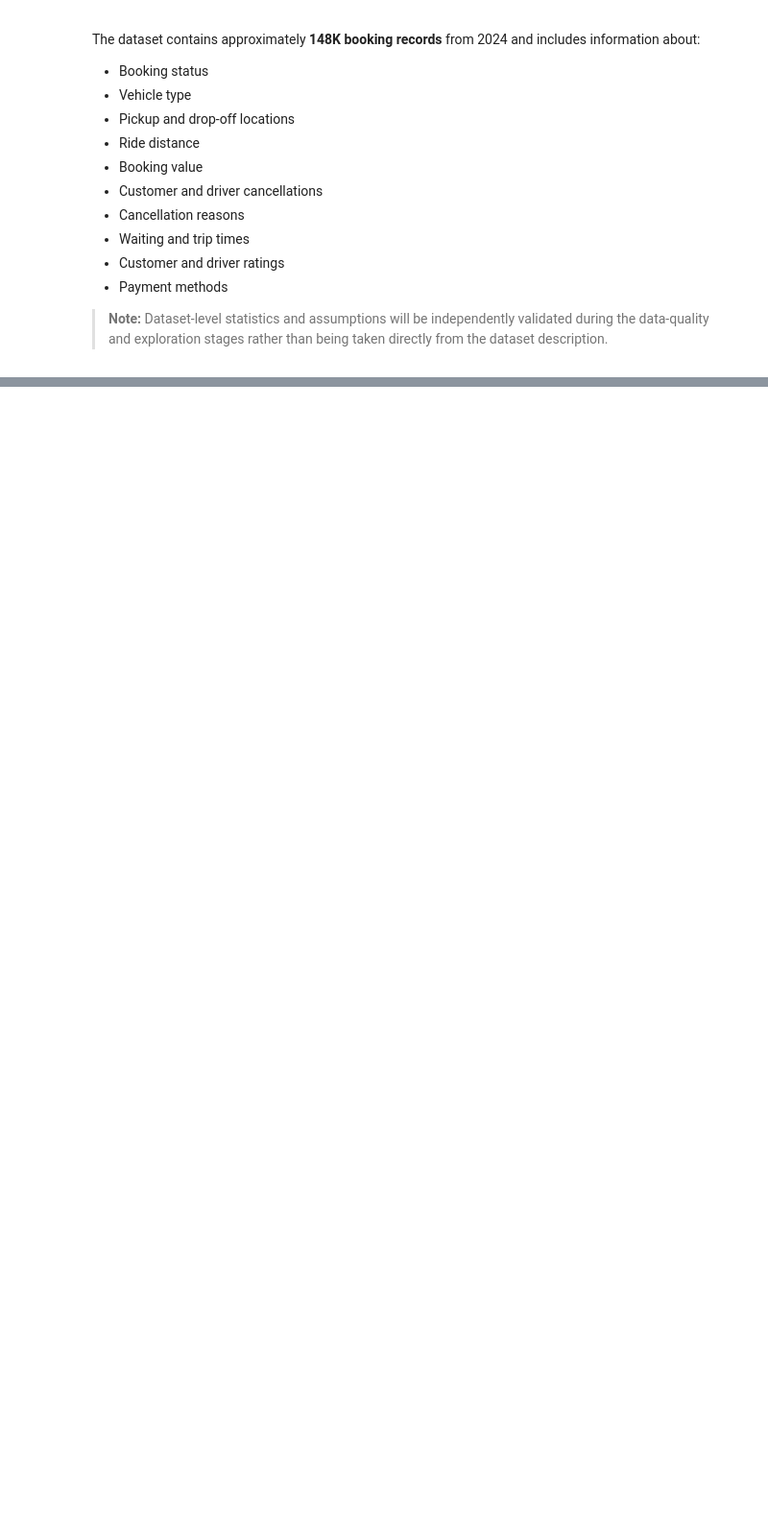
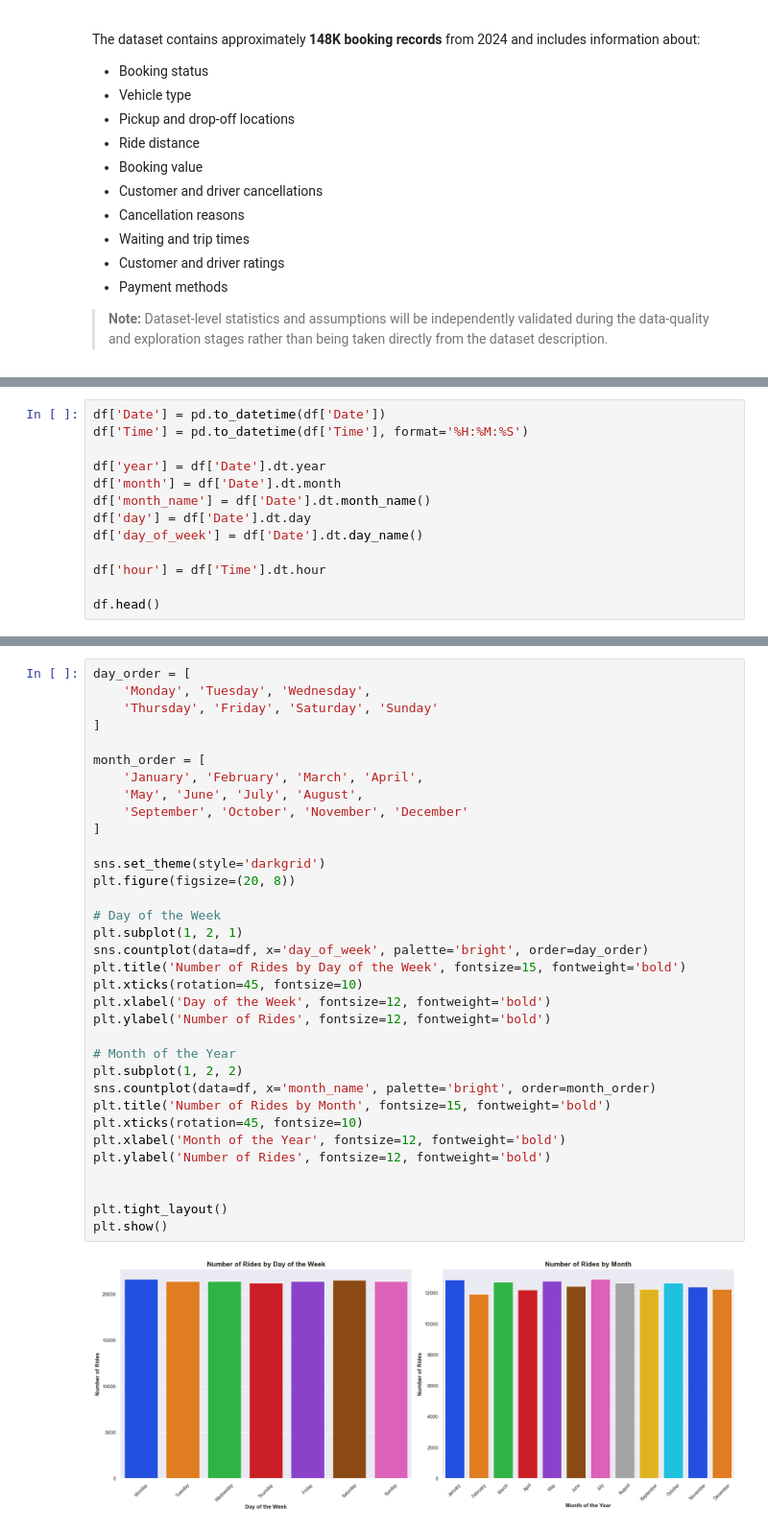
Before and after one commit to Seif-Elmezaien/Uber-Ride-EDA, a Jupyter notebook: Uber Ride EDA.ipynb, the cells around one changed output, grey strips where cells are left out. Shown at 96% size. Drawn from its saved outputs; the diff is of its cells as text; blank space fills up the shorter version.

```diff
--- a/Uber Ride EDA.ipynb
+++ b/Uber Ride EDA.ipynb
@@ -82,0 +190,13 @@ df.head()
+# %%
+df['Date'] = pd.to_datetime(df['Date'])
+df['Time'] = pd.to_datetime(df['Time'], format='%H:%M:%S')
+
+df['year'] = df['Date'].dt.year
+df['month'] = df['Date'].dt.month
+df['month_name'] = df['Date'].dt.month_name()
+df['day'] = df['Date'].dt.day
+df['day_of_week'] = df['Date'].dt.day_name()
+
+df['hour'] = df['Time'].dt.hour
+
+df.head()
@@ -82,0 +217,36 @@ df.head()
+# %%
+day_order = [
+    'Monday', 'Tuesday', 'Wednesday',
+    'Thursday', 'Friday', 'Saturday', 'Sunday'
+]
+
+month_order = [
+    'January', 'February', 'March', 'April',
+    'May', 'June', 'July', 'August',
+    'September', 'October', 'November', 'December'
+]
+
+sns.set_theme(style='darkgrid')
+plt.figure(figsize=(20, 8))
+
+# Day of the Week
+plt.subplot(1, 2, 1)
+sns.countplot(data=df, x='day_of_week', palette='bright', order=day_order)
+plt.title('Number of Rides by Day of the Week', fontsize=15, fontweight='bold')
+plt.xticks(rotation=45, fontsize=10)
+plt.xlabel('Day of the Week', fontsize=12, fontweight='bold')
+plt.ylabel('Number of Rides', fontsize=12, fontweight='bold')
+
+# Month of the Year
+plt.subplot(1, 2, 2)
+sns.countplot(data=df, x='month_name', palette='bright', order=month_order)
+plt.title('Number of Rides by Month', fontsize=15, fontweight='bold')
+plt.xticks(rotation=45, fontsize=10)
+plt.xlabel('Month of the Year', fontsize=12, fontweight='bold')
+plt.ylabel('Number of Rides', fontsize=12, fontweight='bold')
+
+
+plt.tight_layout()
+plt.show()
+# %% [output]
+[figure, added]
```
Also changed, not shown: parts of 30 cells of this notebook, 1 other file.
